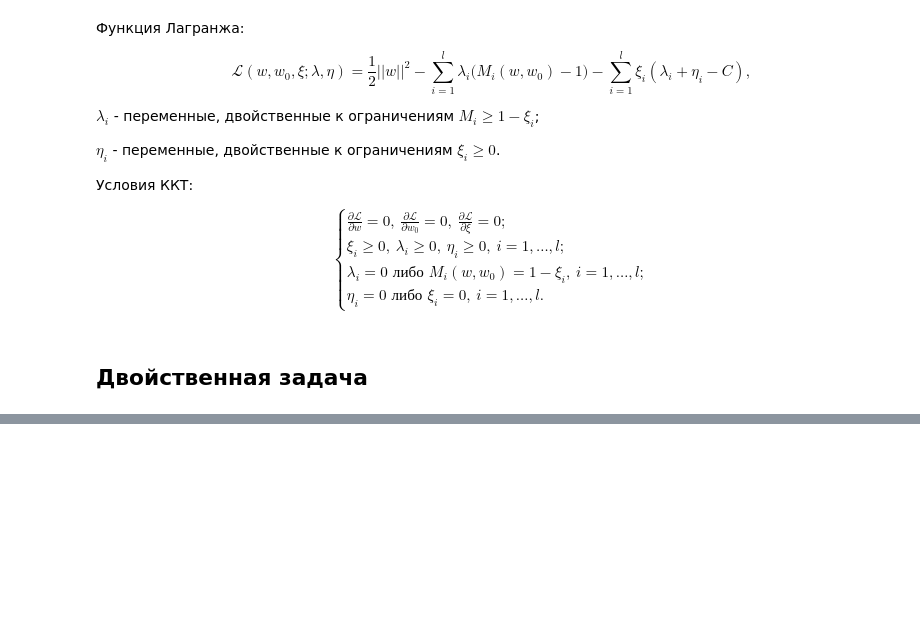
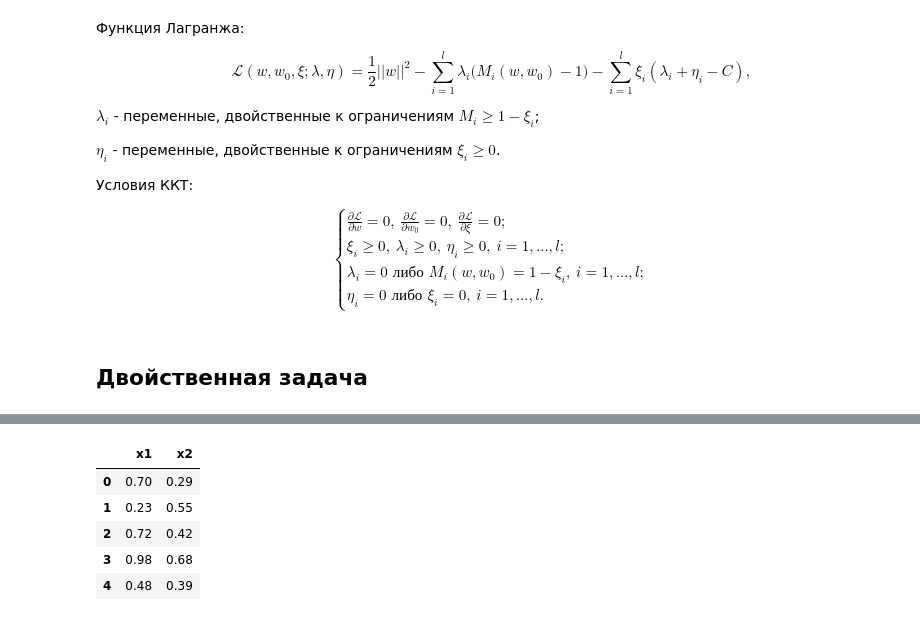
Before and after one commit to nkarasovd/Python-projects, a Jupyter notebook: Курс "Введение в машинное обучение"/Неделя 3/3.1 Метод опорных векторов.ipynb, the cells around one changed output, grey strips where cells are left out. Cells and saved outputs as stored; diff of their text form; code cells hidden in the pictures; blank space fills up the shorter version.

```diff
--- a/Курс "Введение в машинное обучение"/Неделя 3/3.1 Метод опорных векторов.ipynb
+++ b/Курс "Введение в машинное обучение"/Неделя 3/3.1 Метод опорных векторов.ipynb
@@ -183,0 +330,9 @@ $$\begin{cases}
+# %%
+X.head()
+# %% [output]
+|  | x1 | x2 |
+| 0 | 0.70 | 0.29 |
+| 1 | 0.23 | 0.55 |
+| 2 | 0.72 | 0.42 |
+| 3 | 0.98 | 0.68 |
+| 4 | 0.48 | 0.39 |
```
Also changed, not shown: parts of 47 cells of this notebook, 5 other files.
